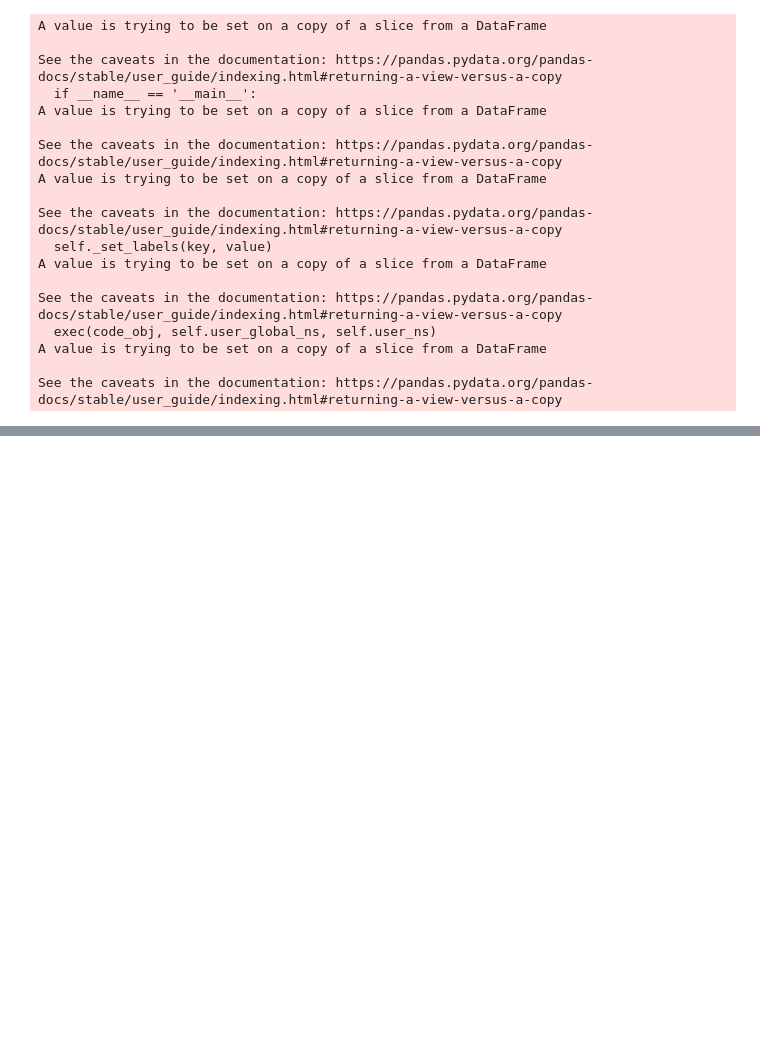
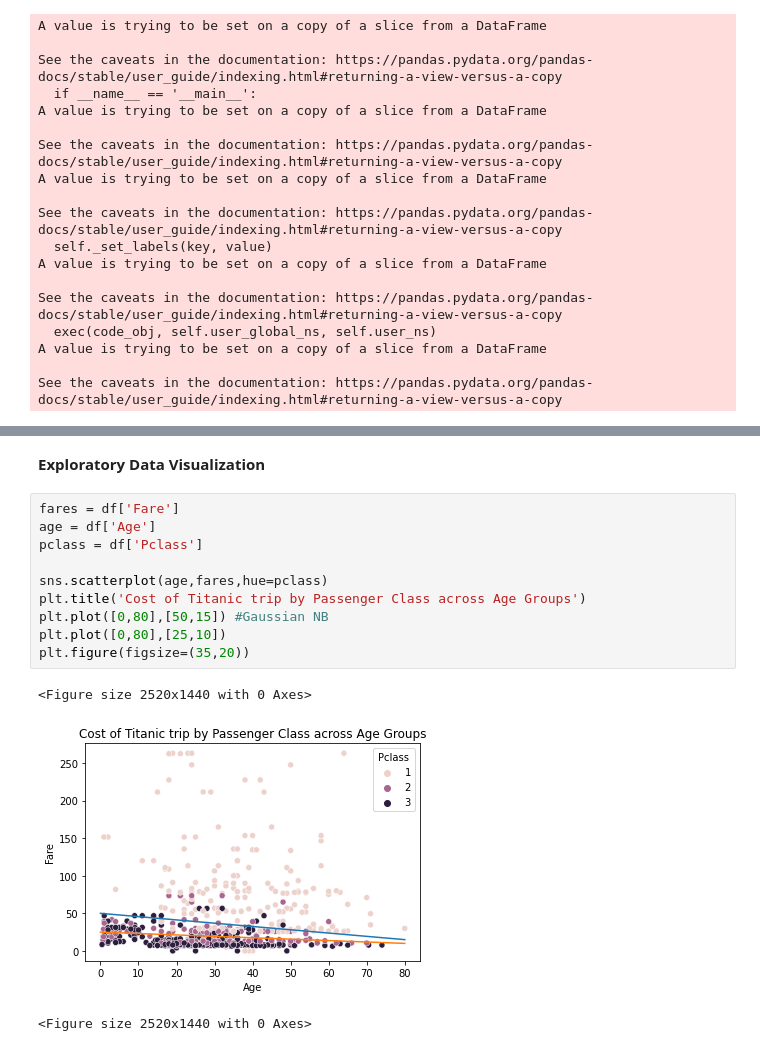
Before and after one commit to invest41/Surviving-the-Titanic, a Jupyter notebook: Titanic_Survival.ipynb, the cells around one changed output, grey strips where cells are left out. Saved outputs shown, nothing was run; the diff lists cells and outputs as text; blank space fills up the shorter version.

```diff
--- a/Titanic_Survival.ipynb
+++ b/Titanic_Survival.ipynb
@@ -221 +234,17 @@ You would've survived...
 +---------------------+
+# %% [markdown]
+**Exploratory Data Visualization**
+# %%
+fares = df['Fare']
+age = df['Age']
+pclass = df['Pclass']
+
+sns.scatterplot(age,fares,hue=pclass)
+plt.title('Cost of Titanic trip by Passenger Class across Age Groups')
+plt.plot([0,80],[50,15]) #Gaussian NB
+plt.plot([0,80],[25,10])
+plt.figure(figsize=(35,20))
+# %% [output]
+<Figure size 2520x1440 with 0 Axes>
+[figure, added]
+<Figure size 2520x1440 with 0 Axes>
```
Also changed, not shown: parts of 10 cells of this notebook.
